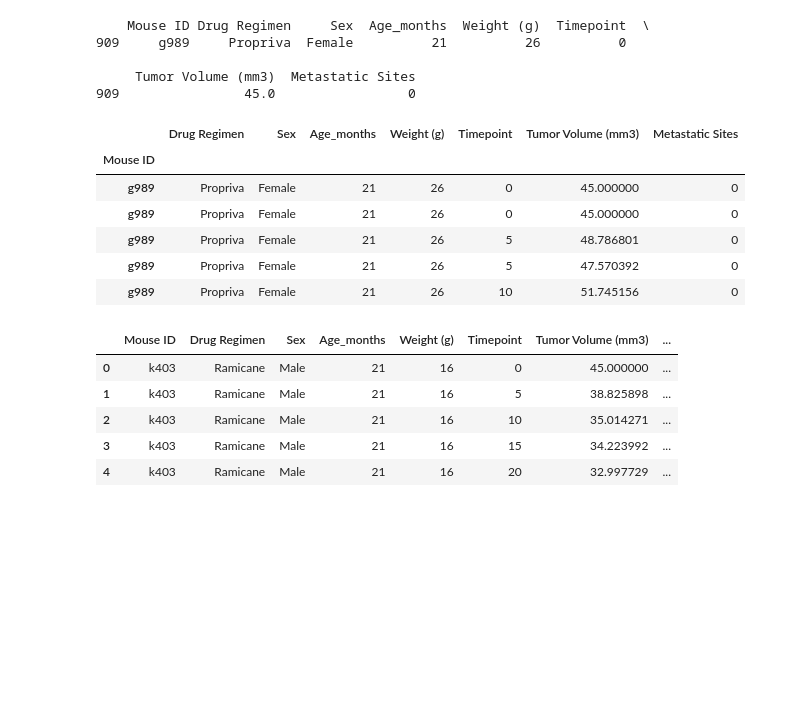
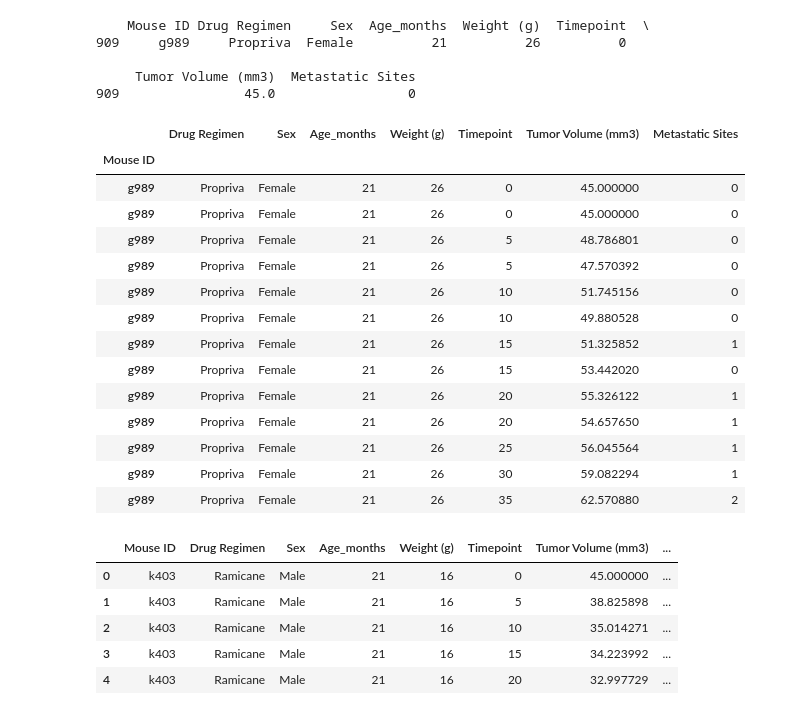
Before and after one commit to tylerhill122/matplotlib-challenge, a Jupyter notebook: Pymaceuticals.ipynb, the cells around one changed output. Drawn from its saved outputs; the diff is of its cells as text; code cells hidden in the pictures; blank space fills up the shorter version.

```diff
--- a/Pymaceuticals.ipynb
+++ b/Pymaceuticals.ipynb
@@ -51,15 +51,23 @@ print(duplicates)
 # %%
 # Optional: Get all the data for the duplicate mouse ID.
 mouse_df = mouse_merged.set_index("Mouse ID")
-mouse_df.loc["g989"].head()
+mouse_df.loc["g989"]
 # %% [output]
 |  | Drug Regimen | Sex | Age_months | Weight (g) | Timepoint | Tumor Volume (mm3) | Metastatic Sites |
 | Mouse ID |  |  |  |  |  |  |  |
 | g989 | Propriva | Female | 21 | 26 | 0 | 45.000000 | 0 |
 | g989 | Propriva | Female | 21 | 26 | 0 | 45.000000 | 0 |
 | g989 | Propriva | Female | 21 | 26 | 5 | 48.786801 | 0 |
 | g989 | Propriva | Female | 21 | 26 | 5 | 47.570392 | 0 |
 | g989 | Propriva | Female | 21 | 26 | 10 | 51.745156 | 0 |
+| g989 | Propriva | Female | 21 | 26 | 10 | 49.880528 | 0 |
+| g989 | Propriva | Female | 21 | 26 | 15 | 51.325852 | 1 |
+| g989 | Propriva | Female | 21 | 26 | 15 | 53.442020 | 0 |
+| g989 | Propriva | Female | 21 | 26 | 20 | 55.326122 | 1 |
+| g989 | Propriva | Female | 21 | 26 | 20 | 54.657650 | 1 |
+| g989 | Propriva | Female | 21 | 26 | 25 | 56.045564 | 1 |
+| g989 | Propriva | Female | 21 | 26 | 30 | 59.082294 | 1 |
+| g989 | Propriva | Female | 21 | 26 | 35 | 62.570880 | 2 |
 # %%
 # Create a clean DataFrame by dropping the duplicate mouse by its ID.
 df = mouse_df.drop(["g989"])
```
Also changed, not shown: parts of 9 cells of this notebook.
